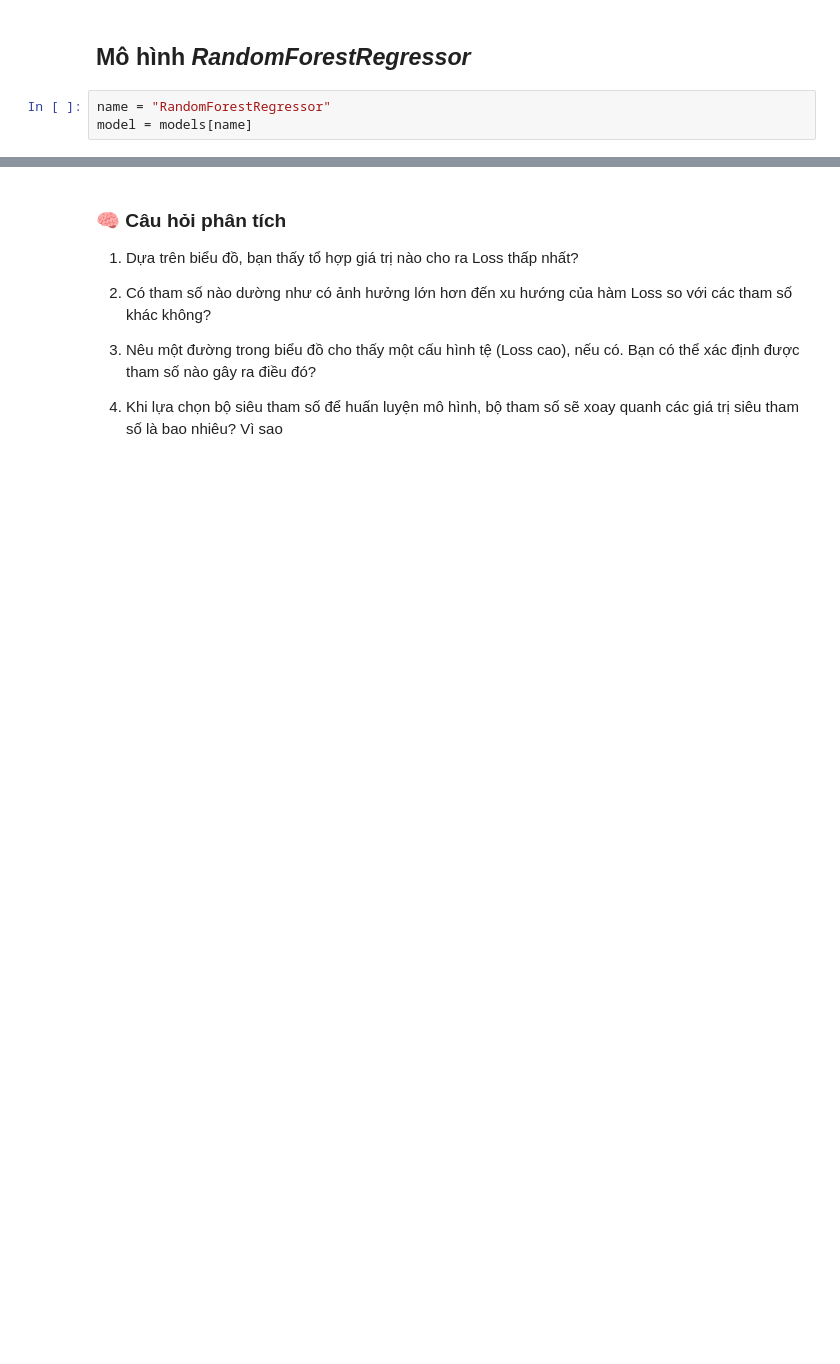
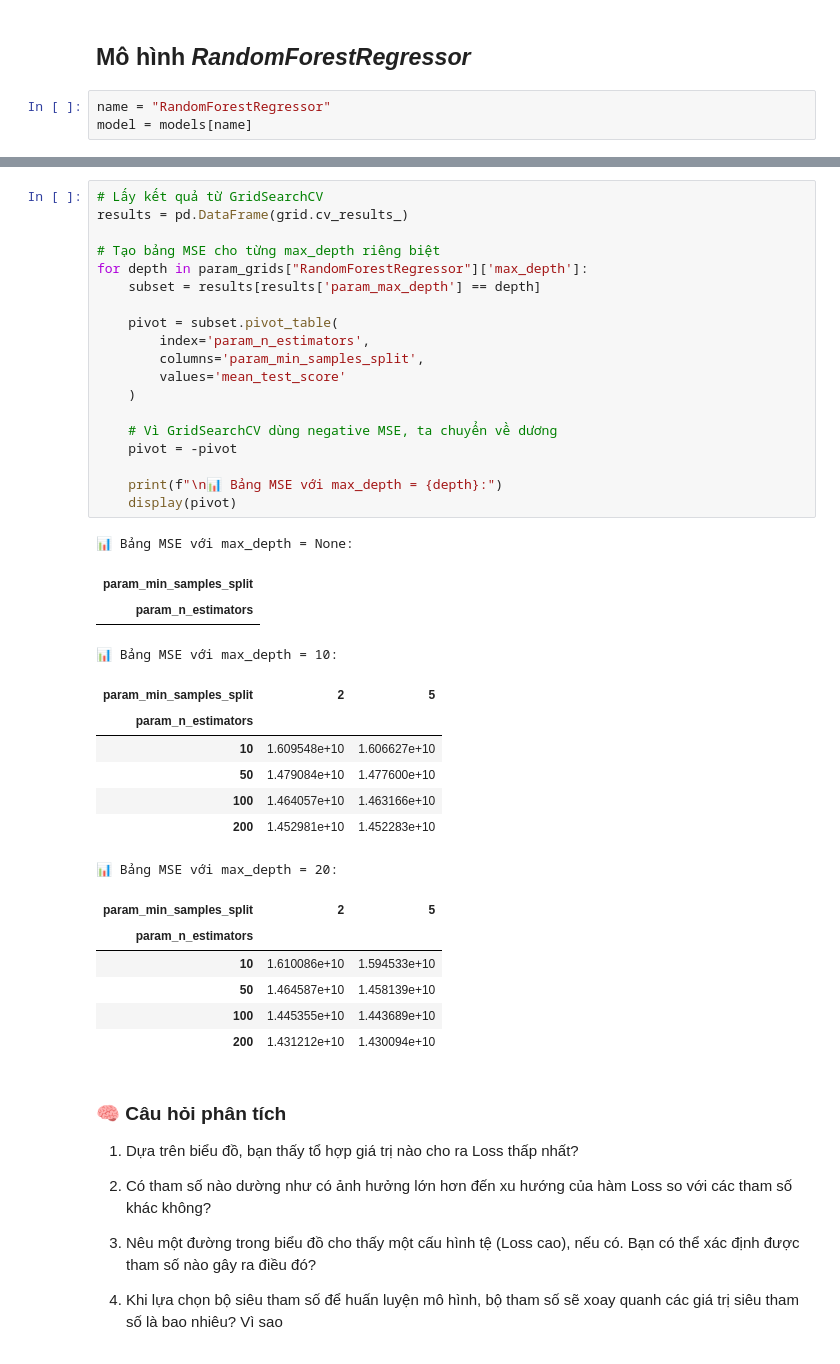
Before and after one commit to nguyenvanminh281005/CS116_Project, a Jupyter notebook: 23520945_Housing_regression_tuning.ipynb, the cells around one changed output, grey strips where cells are left out. Saved outputs shown, nothing was run; the diff lists cells and outputs as text; blank space fills up the shorter version.

```diff
--- a/23520945_Housing_regression_tuning.ipynb
+++ b/23520945_Housing_regression_tuning.ipynb
@@ -415,3 +613,40 @@ Test R² : 0.8600
+# %%
+# Lấy kết quả từ GridSearchCV
+results = pd.DataFrame(grid.cv_results_)
+
+# Tạo bảng MSE cho từng max_depth riêng biệt
+for depth in param_grids["RandomForestRegressor"]['max_depth']:
+    subset = results[results['param_max_depth'] == depth]
+
+    pivot = subset.pivot_table(
+        index='param_n_estimators',
+        columns='param_min_samples_split',
+        values='mean_test_score'
+    )
+
+    # Vì GridSearchCV dùng negative MSE, ta chuyển về dương
+    pivot = -pivot
+
+    print(f"\n📊 Bảng MSE với max_depth = {depth}:")
+    display(pivot)
+# %% [output]
+📊 Bảng MSE với max_depth = None:
+| param_min_samples_split |
+| param_n_estimators |
+📊 Bảng MSE với max_depth = 10:
+| param_min_samples_split | 2 | 5 |
+| param_n_estimators |  |  |
+| 10 | 1.609548e+10 | 1.606627e+10 |
+| 50 | 1.479084e+10 | 1.477600e+10 |
+| 100 | 1.464057e+10 | 1.463166e+10 |
+| 200 | 1.452981e+10 | 1.452283e+10 |
+📊 Bảng MSE với max_depth = 20:
+| param_min_samples_split | 2 | 5 |
+| param_n_estimators |  |  |
+| 10 | 1.610086e+10 | 1.594533e+10 |
+| 50 | 1.464587e+10 | 1.458139e+10 |
+| 100 | 1.445355e+10 | 1.443689e+10 |
+| 200 | 1.431212e+10 | 1.430094e+10 |
 # %% [markdown]
 ### 🧠 Câu hỏi phân tích
 1. Dựa trên biểu đồ, bạn thấy tổ hợp giá trị nào cho ra Loss thấp nhất?
```
Also changed, not shown: parts of 31 cells of this notebook, 2 other files.
